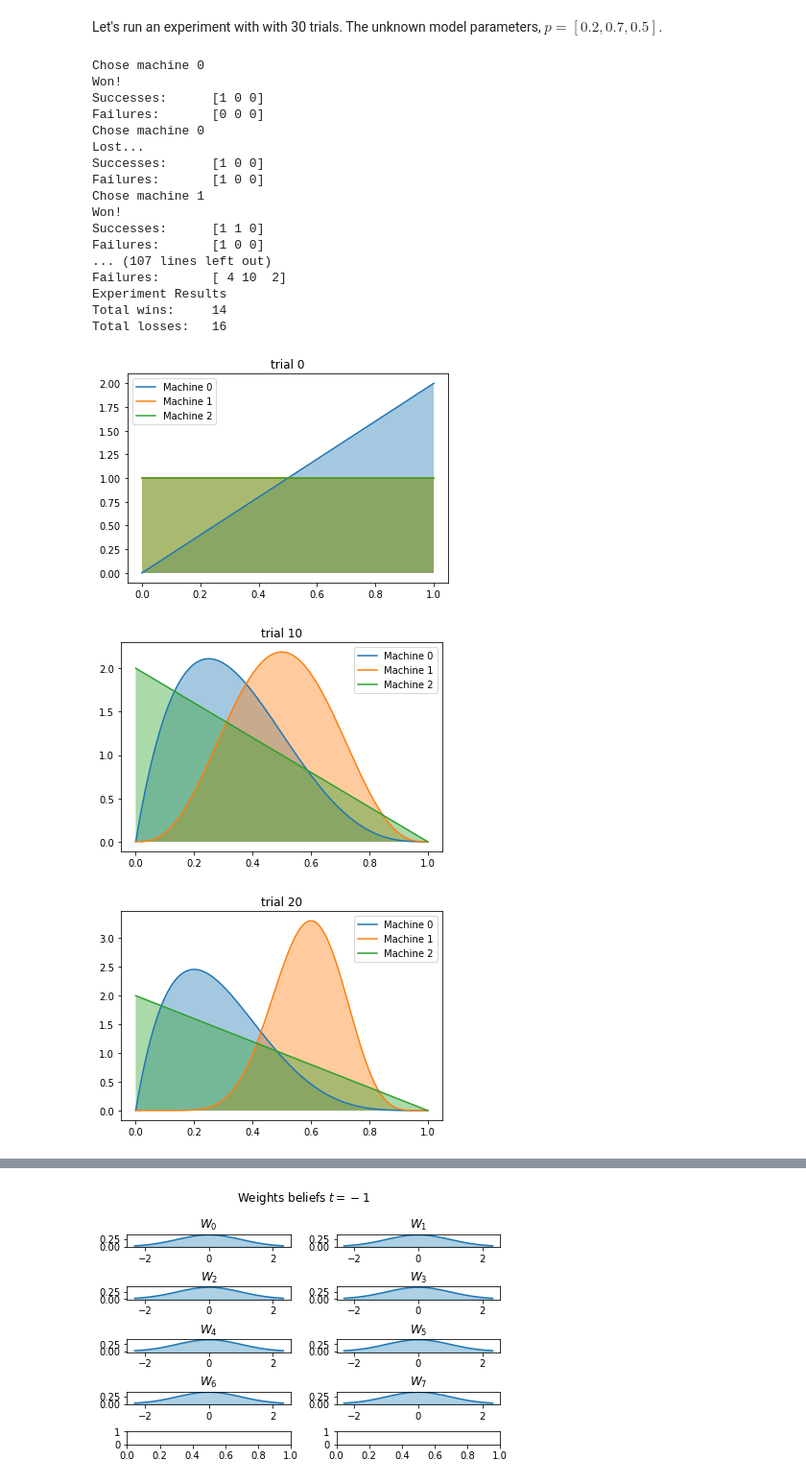
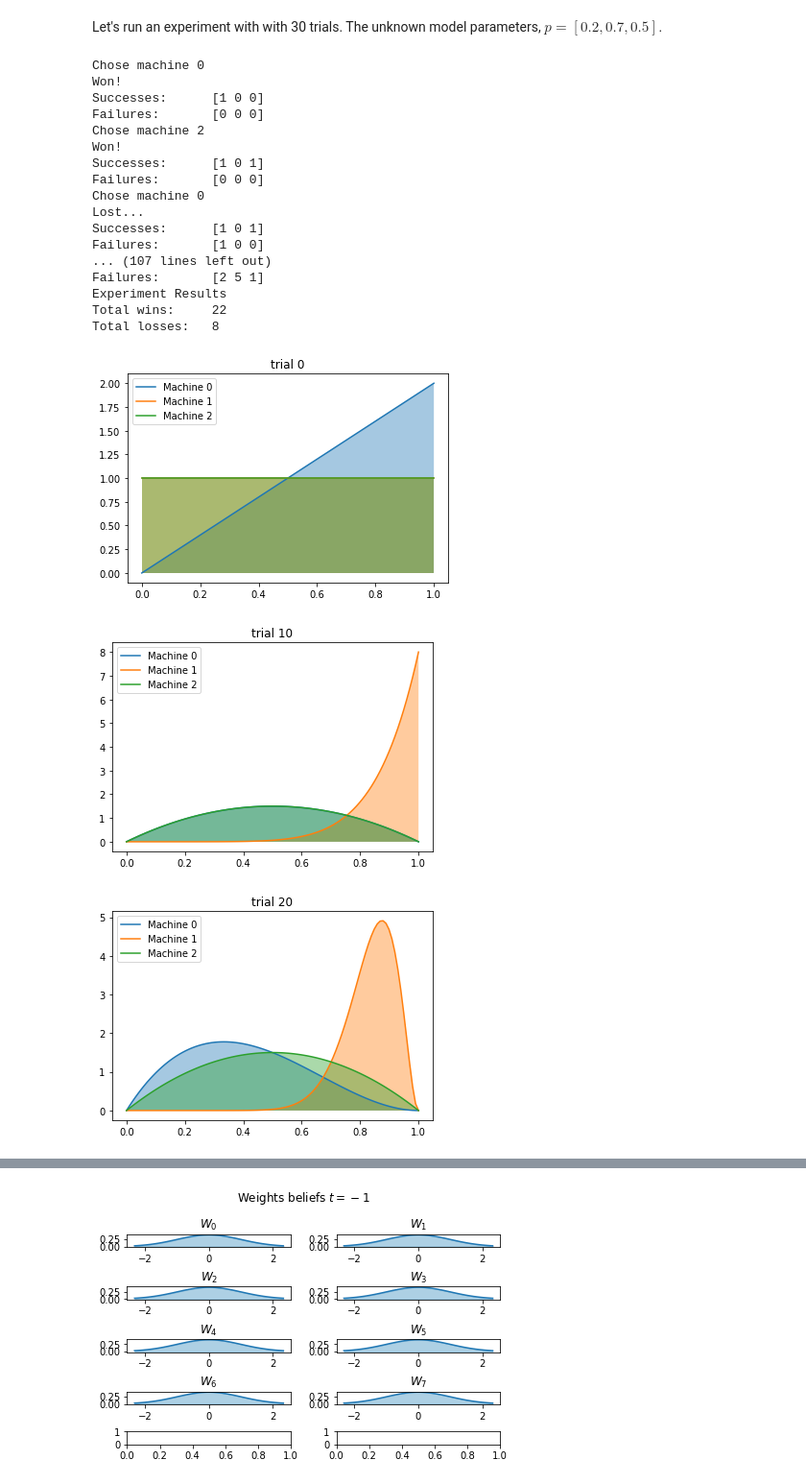
Before and after one commit to rfdickerson/multiarmed-bandits, a Jupyter notebook: bandits.ipynb, the cells around one changed output, grey strips where cells are left out. Shown: that part at 96% size. Cells and saved outputs as stored; diff of their text form; code cells hidden in the pictures.

```diff
--- a/bandits.ipynb
+++ b/bandits.ipynb
@@ -89,10 +90,7 @@ There is a conjugate prior that allows us to estimate the probability given the
 Note, we used the Beta priors of 1, 1 initially.
 # %%
 def thompson(S, F):
-    N = len(S)
-    probs = np.zeros(N)
-    for i in range(N):
-        probs[i] = np.random.beta(S[i] + 1, F[i] + 1)
+    probs = np.random.beta(S + 1, F + 1)
     return np.argmax(probs)
 # %% [markdown]
 Let's run an experiment with with 30 trials. The unknown model parameters, $p=[0.2, 0.7, 0.5]$.
@@ -119,50 +117,50 @@ S = np.zeros(N, dtype=np.uint8)
 F = np.zeros(N, dtype=np.uint8)
 
 for t in range(n_trials):
-    machine = egreedy(S, F)
+    machine = thompson(S, F)
 
     print("Chose machine {}".format(machine))
 
     r = np.random.random()
 
     if r < p[machine]:
         print("Won!")
         S[machine] += 1
 
     else:
         print("Lost...")
         F[machine] += 1
 
     print("Successes:\t{}".format(S))
     print("Failures:\t{}".format(F))
 
     if t % 10 == 0:
         plot_beliefs(t, S, F)
 
 print("Experiment Results")
 print("Total wins:\t{}".format(np.sum(S)))
 print("Total losses:\t{}".format(np.sum(F)))
 # %% [output]
 Chose machine 0
 Won!
 Successes:      [1 0 0]
 Failures:       [0 0 0]
+Chose machine 2
+Won!
+Successes:      [1 0 1]
+Failures:       [0 0 0]
 Chose machine 0
 Lost...
-Successes:      [1 0 0]
-Failures:       [1 0 0]
-Chose machine 1
-Won!
-Successes:      [1 1 0]
+Successes:      [1 0 1]
 Failures:       [1 0 0]
 ... (107 lines left out)
-Failures:       [ 4 10  2]
+Failures:       [2 5 1]
 Experiment Results
-Total wins:     14
-Total losses:   16
+Total wins:     22
+Total losses:   8
 [figure]
-[figure, old version]
+[figure, new version]
-[figure, old version]
+[figure, new version]
 # %% [markdown]
 ## The Page Layout Problem
 
```
Also changed, not shown: parts of 3 cells of this notebook.
